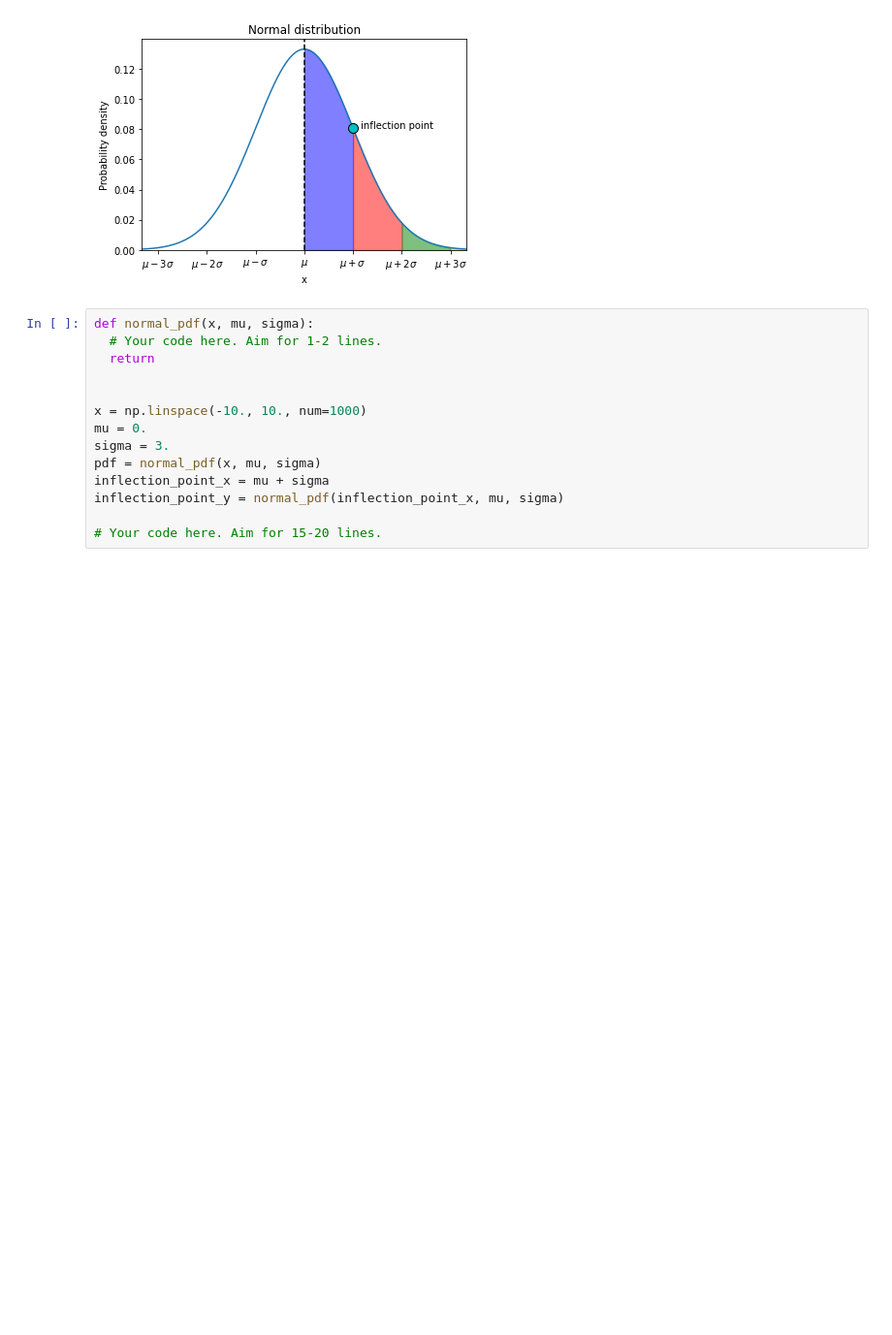
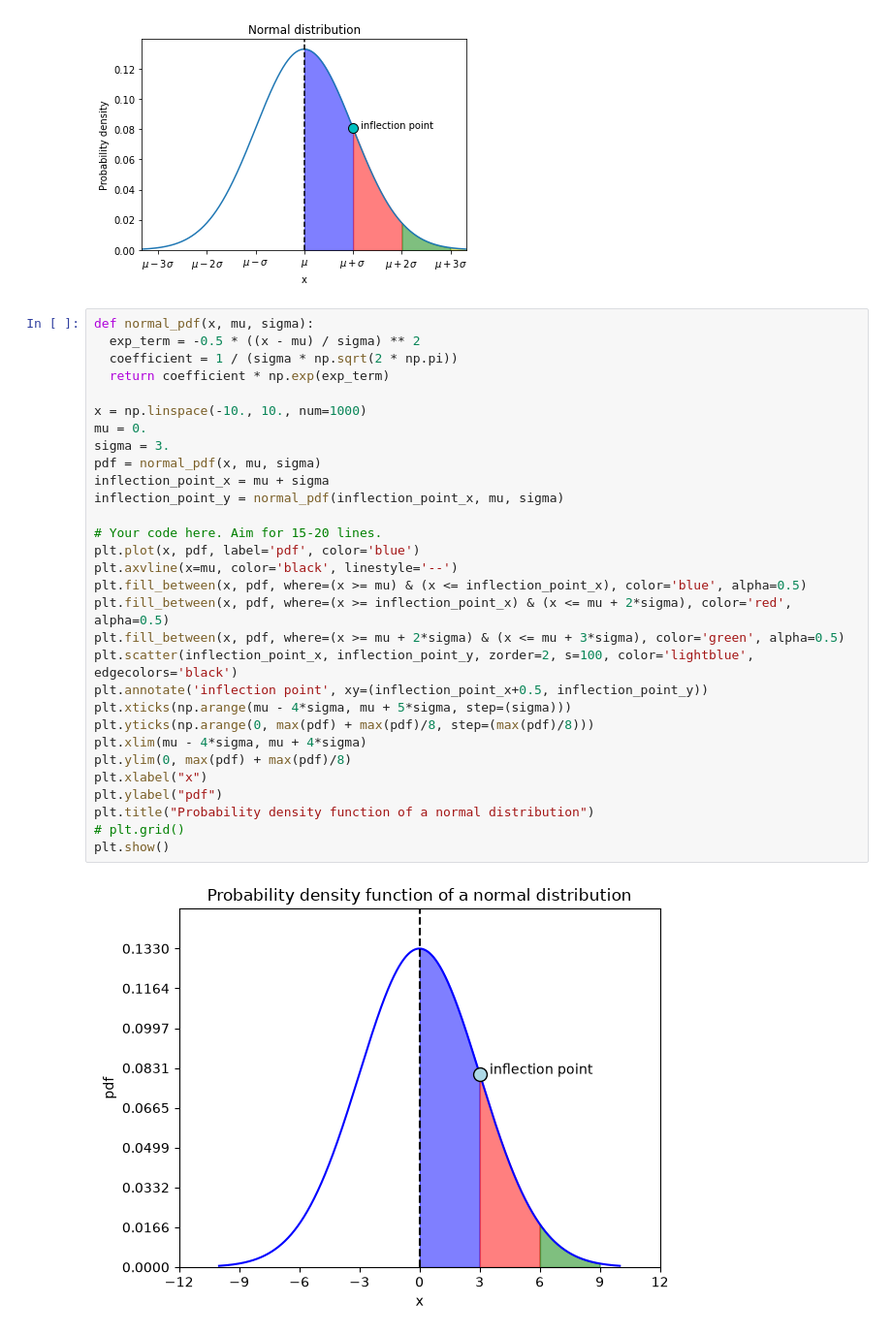
Before and after one commit to laurent-lao/COMP-432-Assignments, a Jupyter notebook: Assignment2/assignment02_student.ipynb, the cells around one changed output. Shown at 97% size. Saved outputs shown, nothing was run; the diff lists cells and outputs as text; blank space fills up the shorter version.

```diff
--- a/Assignment2/assignment02_student.ipynb
+++ b/Assignment2/assignment02_student.ipynb
@@ -155,17 +186,35 @@ where $\mu \in \mathbb{R}$ represents the mean and $\sigma \in \mathbb{R}_+$ the
 Your plot should look similar to the following:
 # %% [markdown]
 ![normal.png](embedded-picture-1)
-# %%
-def normal_pdf(x, mu, sigma):
-  # Your code here. Aim for 1-2 lines.
-  return
-
-
-x = np.linspace(-10., 10., num=1000)
-mu = 0.
-sigma = 3.
-pdf = normal_pdf(x, mu, sigma)
-inflection_point_x = mu + sigma
-inflection_point_y = normal_pdf(inflection_point_x, mu, sigma)
-
-# Your code here. Aim for 15-20 lines.
+# %%
+def normal_pdf(x, mu, sigma):
+  exp_term = -0.5 * ((x - mu) / sigma) ** 2
+  coefficient = 1 / (sigma * np.sqrt(2 * np.pi))
+  return coefficient * np.exp(exp_term)
+
+x = np.linspace(-10., 10., num=1000)
+mu = 0.
+sigma = 3.
+pdf = normal_pdf(x, mu, sigma)
+inflection_point_x = mu + sigma
+inflection_point_y = normal_pdf(inflection_point_x, mu, sigma)
+
+# Your code here. Aim for 15-20 lines.
+plt.plot(x, pdf, label='pdf', color='blue')
+plt.axvline(x=mu, color='black', linestyle='--')
+plt.fill_between(x, pdf, where=(x >= mu) & (x <= inflection_point_x), color='blue', alpha=0.5)
+plt.fill_between(x, pdf, where=(x >= inflection_point_x) & (x <= mu + 2*sigma), color='red', alpha=0.5)
+plt.fill_between(x, pdf, where=(x >= mu + 2*sigma) & (x <= mu + 3*sigma), color='green', alpha=0.5)
+plt.scatter(inflection_point_x, inflection_point_y, zorder=2, s=100, color='lightblue', edgecolors='black')
+plt.annotate('inflection point', xy=(inflection_point_x+0.5, inflection_point_y))
+plt.xticks(np.arange(mu - 4*sigma, mu + 5*sigma, step=(sigma)))
+plt.yticks(np.arange(0, max(pdf) + max(pdf)/8, step=(max(pdf)/8)))
+plt.xlim(mu - 4*sigma, mu + 4*sigma)
+plt.ylim(0, max(pdf) + max(pdf)/8)
+plt.xlabel("x")
+plt.ylabel("pdf")
+plt.title("Probability density function of a normal distribution")
+# plt.grid()
+plt.show()
+# %% [output]
+[figure, added]
```
Also changed, not shown: parts of 5 cells of this notebook.
